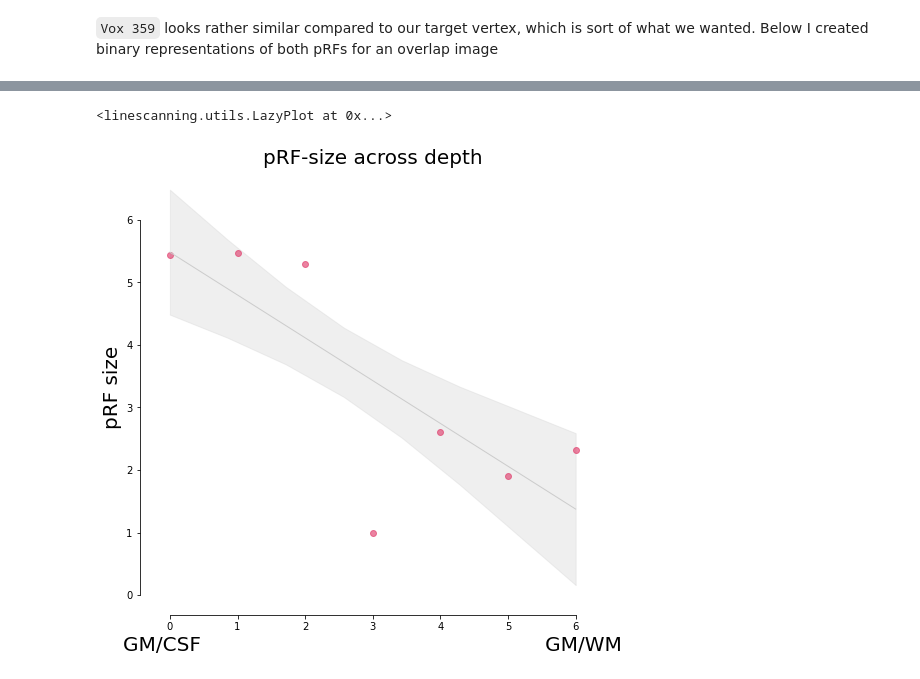
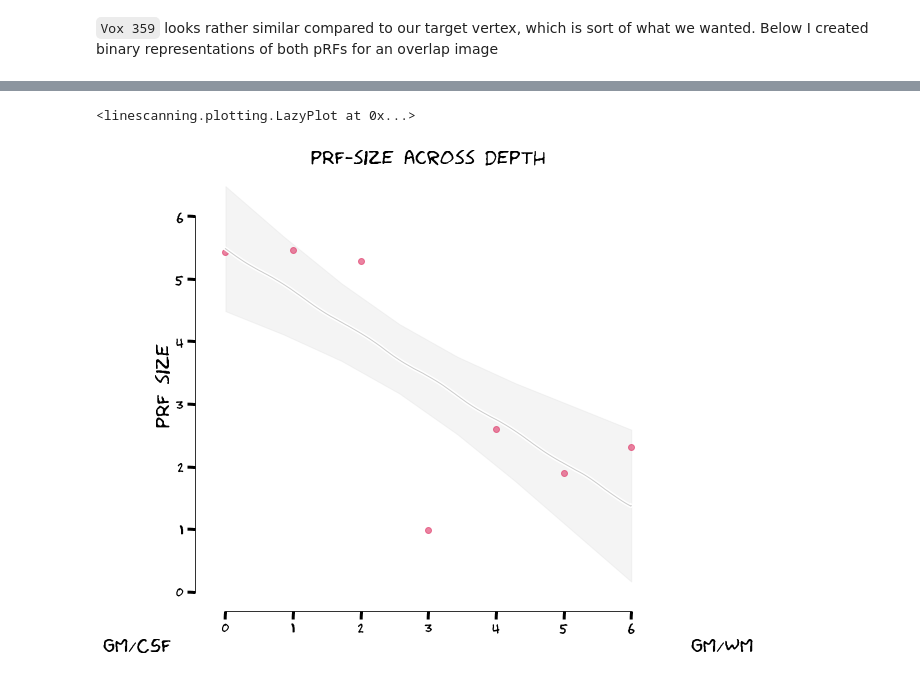
Before and after one commit to spinoza-centre/pRFline, a Jupyter notebook: notebooks/prf/exp_lineprf.ipynb, the cells around one changed output, grey strips where cells are left out. Drawn from its saved outputs; the diff is of its cells as text; code cells hidden in the pictures.

```diff
--- a/notebooks/prf/exp_lineprf.ipynb
+++ b/notebooks/prf/exp_lineprf.ipynb
@@ -43,16 +43,16 @@ print(func_file)
 window = 19
 order = 3
 
-## window 5 TR poly 2
-func = utils.ParseFuncFile(func_file,
-                           subject=1,
-                           deleted_first_timepoints=0,
-                           deleted_last_timepoints=0,
-                           window_size=window, # needs to be odd
-                           high_pass=True,
-                           poly_order=order)
+func = dataset.Dataset(func_file,
+                       deleted_first_timepoints=0,
+                       deleted_last_timepoints=0,
+                       window_size=window, # needs to be odd
+                       high_pass=True,
+                       poly_order=order,
+                       use_bids=True)
 
-avg_func = func.df_func_psc.groupby(['subject', 't']).mean()
+data = func.fetch_fmri()
+avg_func = data.groupby(['subject', 't']).mean()
 print(avg_func.shape)
 avg_func.head()
 
@@ -258,6 +264,7 @@ subject_info.target_prediction_prf()
 # %% [markdown]
 Create the design matrix
 # %%
+log_dir = "/data1/projects/MicroFunc/Jurjen/projects/hemifield/testing/prf_design/sub-003_ses-0_task-pRF_run-0"
 design = prf.create_line_prf_matrix(log_dir,
                                     nr_trs=avg_iters_baseline.shape[0],
                                     TR=0.105,
@@ -416,22 +419,24 @@ Distance of centers between target pRF and line PRF = 1.06
 # %%
 fig, axs = plt.subplots(figsize=(8,8))
 
 prf_size = modelling.norm_iter[...,2]
 cf = utils.CurveFitter(prf_size, order=1, verbose=False)
 
 axs.plot(cf.x, prf_size, 'o', color=colors[0], alpha=0.6)
-utils.LazyPlot(cf.y_pred_upsampled,
-               xx=cf.x_pred_upsampled,
-               error=cf.ci_upsampled,
-               axs=axs,
-               color="#cccccc",
-               x_label="GM/CSF                                                      GM/WM",
-               y_label="pRF size",
-               title="pRF-size across depth",
-               set_xlim_zero=False,
-               sns_trim=True,
-               line_width=1,
-               font_size=20)
+plotting.LazyPlot(cf.y_pred_upsampled,
+                  xx=cf.x_pred_upsampled,
+                  error=cf.ci_upsampled,
+                  axs=axs,
+                  color="#cccccc",
+                  error_alpha=0.2,
+                  x_label="GM/CSF                                                      GM/WM",
+                  y_label="pRF size",
+                  title="pRF-size across depth",
+                  set_xlim_zero=False,
+                  sns_trim=True,
+                  line_width=1,
+                  xkcd=plot_xkcd,
+                  font_size=20)
 # %% [output]
-<linescanning.utils.LazyPlot at 0x...>
+<linescanning.plotting.LazyPlot at 0x...>
-[figure, old version]
+[figure, new version]
```
Also changed, not shown: parts of 17 cells of this notebook.
